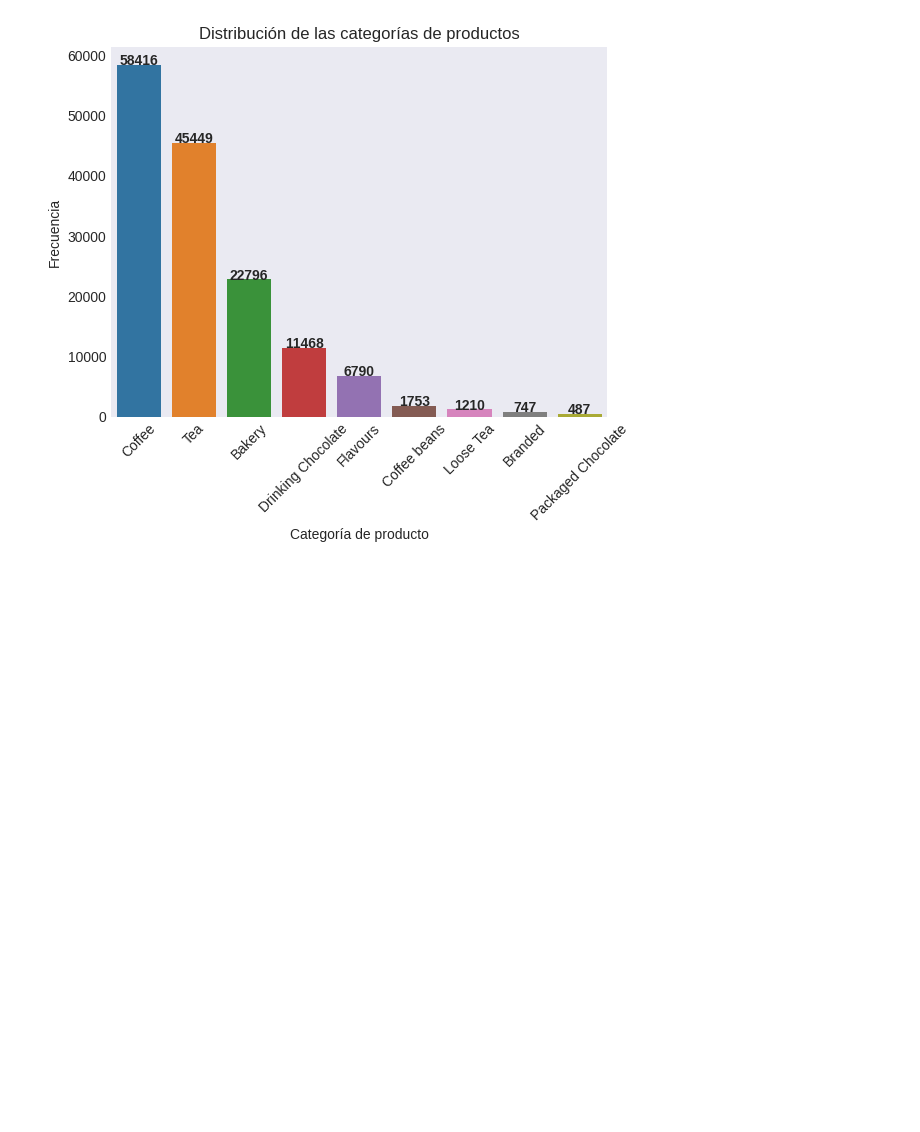
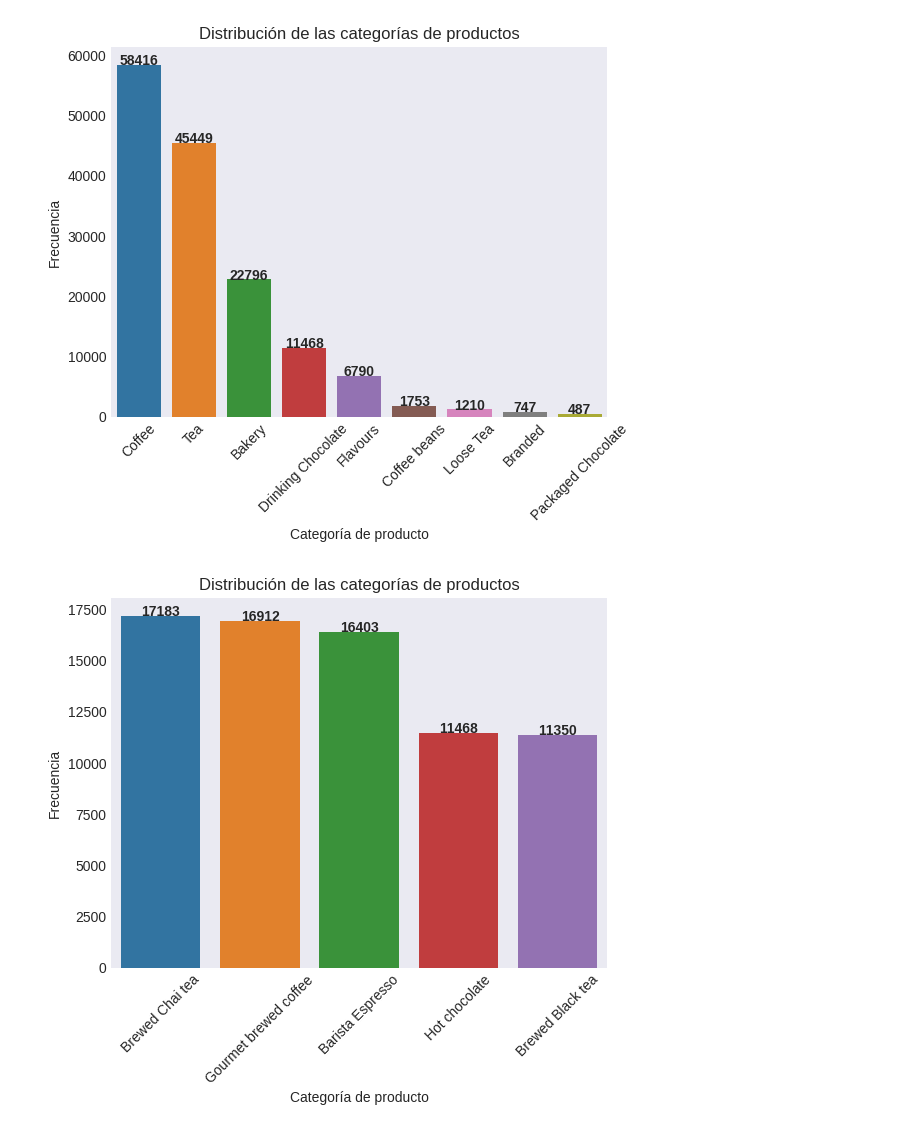
Before and after one commit to eddieisoffline/Portfolio-Data-Science, a Jupyter notebook: cafe/notebook/notebook.ipynb, the cells around one changed output. Saved outputs shown, nothing was run; the diff lists cells and outputs as text; code cells hidden in the pictures; blank space fills up the shorter version.

Commit message:
Creación de los gráficos

```diff
--- a/cafe/notebook/notebook.ipynb
+++ b/cafe/notebook/notebook.ipynb
@@ -524,2 +553,29 @@ coffee_sales["product_category"].value_counts()
+# %%
+# Contar la cantidad de productos en cada categoría y reiniciar el índice para estructurarlo en un DataFrame
+product_category_count = coffee_sales["product_type"].value_counts().reset_index().head()
+
+# Crear un gráfico de barras con Seaborn
+ax = sns.barplot(
+    x=product_category_count["product_type"],  # Categoría de producto en el eje X
+    y=product_category_count["count"],  # Frecuencia en el eje Y
+    hue=product_category_count["product_type"],  # Colorear por categoría
+)
+
+# Agregar etiquetas numéricas encima de cada barra para visualizar mejor los valores
+for i, value in enumerate(product_category_count["count"]):
+    ax.text(i, value + 0.5, str(value), ha="center", fontsize=10, fontweight="bold")
+
+# Agregar título y etiquetas a los ejes
+plt.title("Distribución de las categorías de productos")
+plt.xlabel("Categoría de producto")
+plt.ylabel("Frecuencia")
+
+# Rotar las etiquetas del eje X para mejor visibilidad
+plt.xticks(rotation=45)
+
+# Mostrar el gráfico
+plt.show()
+# %% [output]
+[figure, added]
 # %%
 coffee_sales["product_type"].value_counts()
```
Also changed, not shown: parts of 5 cells of this notebook.
